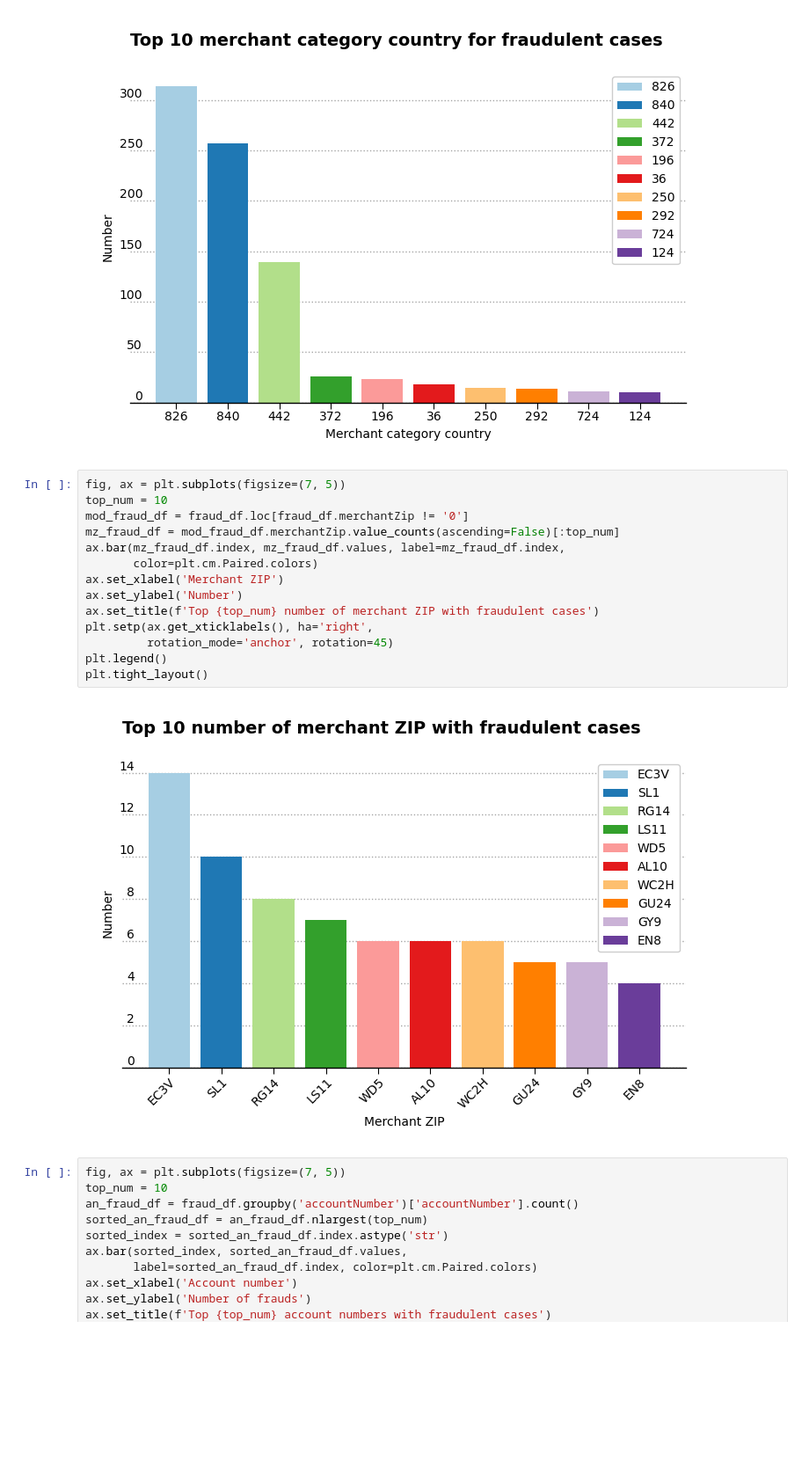
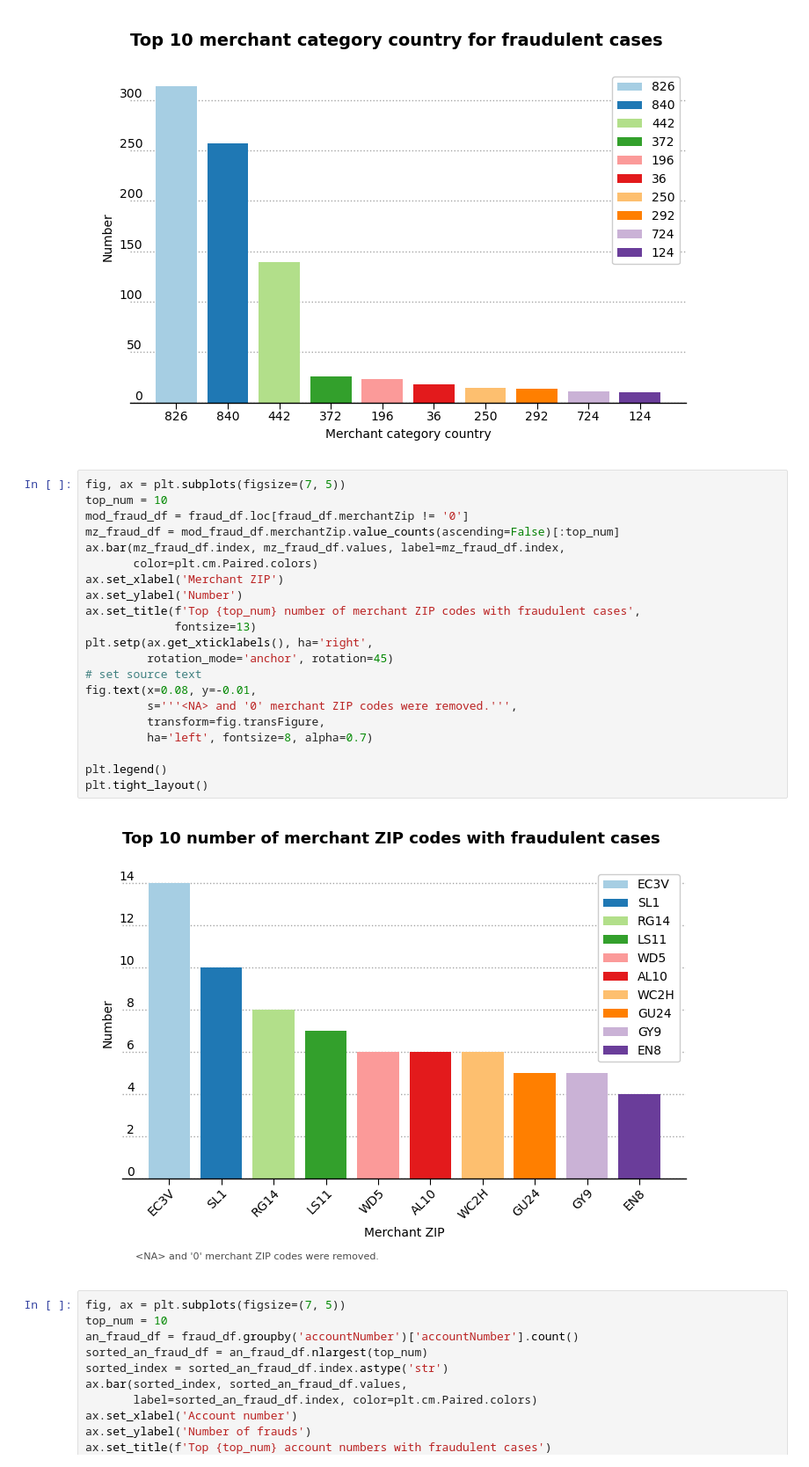
Before and after one commit to capac/credit-card-fraud-detection, a Jupyter notebook: eda.ipynb, the cells around one changed output. Shown at 88% size. Cells and saved outputs as stored; diff of their text form; blank space fills up the shorter version.

Commit message:
Footnote about the removal of '<NA>' and '0' merchant ZIP codes was added

```diff
--- a/eda.ipynb
+++ b/eda.ipynb
@@ -182,19 +182,26 @@ plt.tight_layout()
 # %%
 fig, ax = plt.subplots(figsize=(7, 5))
 top_num = 10
 mod_fraud_df = fraud_df.loc[fraud_df.merchantZip != '0']
 mz_fraud_df = mod_fraud_df.merchantZip.value_counts(ascending=False)[:top_num]
 ax.bar(mz_fraud_df.index, mz_fraud_df.values, label=mz_fraud_df.index,
        color=plt.cm.Paired.colors)
 ax.set_xlabel('Merchant ZIP')
 ax.set_ylabel('Number')
-ax.set_title(f'Top {top_num} number of merchant ZIP with fraudulent cases')
+ax.set_title(f'Top {top_num} number of merchant ZIP codes with fraudulent cases',
+             fontsize=13)
 plt.setp(ax.get_xticklabels(), ha='right',
          rotation_mode='anchor', rotation=45)
+# set source text
+fig.text(x=0.08, y=-0.01,
+         s='''<NA> and '0' merchant ZIP codes were removed.''',
+         transform=fig.transFigure,
+         ha='left', fontsize=8, alpha=0.7)
+
 plt.legend()
 plt.tight_layout()
 # %% [output]
-[figure, old version]
+[figure, new version]
 # %%
 fig, ax = plt.subplots(figsize=(7, 5))
 top_num = 10
```
